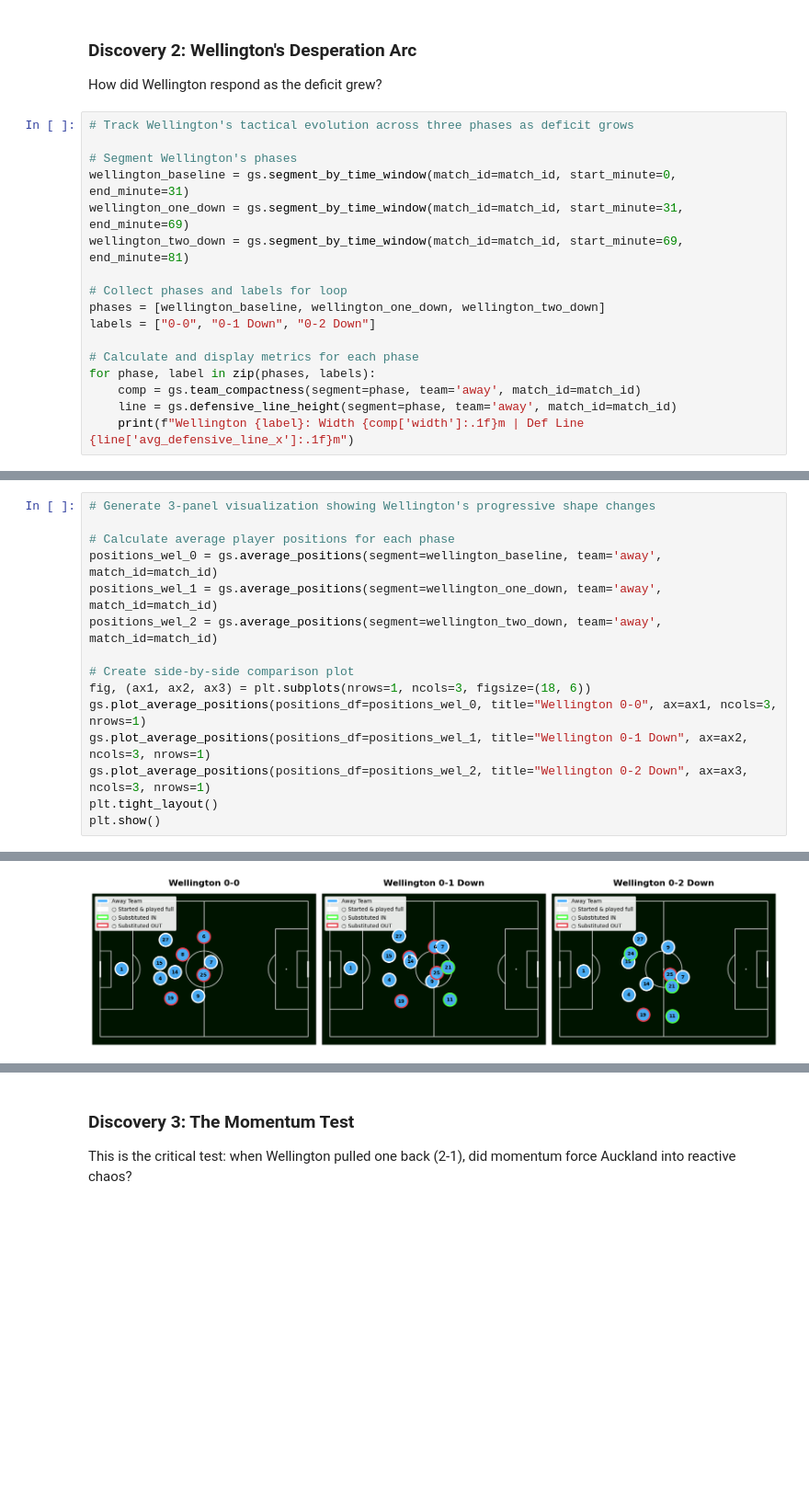
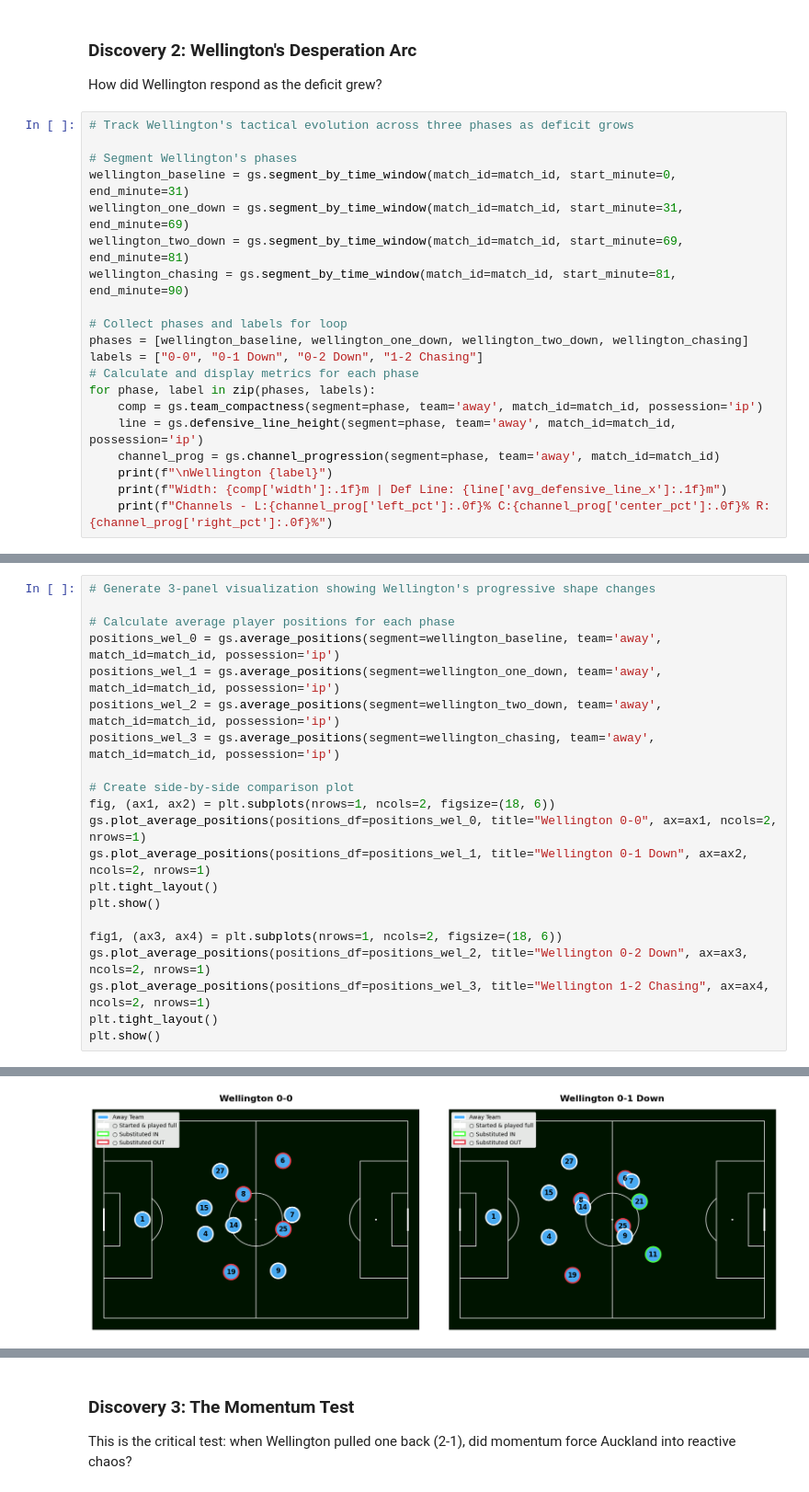
Before and after one commit to hamza-shakir/analytics_cup_analyst, a Jupyter notebook: submission.ipynb, the cells around one changed output, grey strips where cells are left out. Shown at 92% size. Cells and saved outputs as stored; diff of their text form; blank space fills up the shorter version.

```diff
--- a/submission.ipynb
+++ b/submission.ipynb
@@ -133,14 +142,17 @@ How did Wellington respond as the deficit grew?
 wellington_baseline = gs.segment_by_time_window(match_id=match_id, start_minute=0, end_minute=31)
 wellington_one_down = gs.segment_by_time_window(match_id=match_id, start_minute=31, end_minute=69)
 wellington_two_down = gs.segment_by_time_window(match_id=match_id, start_minute=69, end_minute=81)
+wellington_chasing = gs.segment_by_time_window(match_id=match_id, start_minute=81, end_minute=90)
 
 # Collect phases and labels for loop
-phases = [wellington_baseline, wellington_one_down, wellington_two_down]
-labels = ["0-0", "0-1 Down", "0-2 Down"]
-
+phases = [wellington_baseline, wellington_one_down, wellington_two_down, wellington_chasing]
+labels = ["0-0", "0-1 Down", "0-2 Down", "1-2 Chasing"]
 # Calculate and display metrics for each phase
 for phase, label in zip(phases, labels):
-    comp = gs.team_compactness(segment=phase, team='away', match_id=match_id)
-    line = gs.defensive_line_height(segment=phase, team='away', match_id=match_id)
-    print(f"Wellington {label}: Width {comp['width']:.1f}m | Def Line {line['avg_defensive_line_x']:.1f}m")
+    comp = gs.team_compactness(segment=phase, team='away', match_id=match_id, possession='ip')
+    line = gs.defensive_line_height(segment=phase, team='away', match_id=match_id, possession='ip')
+    channel_prog = gs.channel_progression(segment=phase, team='away', match_id=match_id)
+    print(f"\nWellington {label}")
+    print(f"Width: {comp['width']:.1f}m | Def Line: {line['avg_defensive_line_x']:.1f}m")
+    print(f"Channels - L:{channel_prog['left_pct']:.0f}% C:{channel_prog['center_pct']:.0f}% R:{channel_prog['right_pct']:.0f}%")
 # %% [output]
@@ -157,15 +182,21 @@ Wellington 0-2 Down: Width 38.6m | Def Line -20.4m
 # Generate 3-panel visualization showing Wellington's progressive shape changes
 
 # Calculate average player positions for each phase
-positions_wel_0 = gs.average_positions(segment=wellington_baseline, team='away', match_id=match_id)
-positions_wel_1 = gs.average_positions(segment=wellington_one_down, team='away', match_id=match_id)
-positions_wel_2 = gs.average_positions(segment=wellington_two_down, team='away', match_id=match_id)
+positions_wel_0 = gs.average_positions(segment=wellington_baseline, team='away', match_id=match_id, possession='ip')
+positions_wel_1 = gs.average_positions(segment=wellington_one_down, team='away', match_id=match_id, possession='ip')
+positions_wel_2 = gs.average_positions(segment=wellington_two_down, team='away', match_id=match_id, possession='ip')
+positions_wel_3 = gs.average_positions(segment=wellington_chasing, team='away', match_id=match_id, possession='ip')
 
 # Create side-by-side comparison plot
-fig, (ax1, ax2, ax3) = plt.subplots(nrows=1, ncols=3, figsize=(18, 6))
-gs.plot_average_positions(positions_df=positions_wel_0, title="Wellington 0-0", ax=ax1, ncols=3, nrows=1)
-gs.plot_average_positions(positions_df=positions_wel_1, title="Wellington 0-1 Down", ax=ax2, ncols=3, nrows=1)
-gs.plot_average_positions(positions_df=positions_wel_2, title="Wellington 0-2 Down", ax=ax3, ncols=3, nrows=1)
+fig, (ax1, ax2) = plt.subplots(nrows=1, ncols=2, figsize=(18, 6))
+gs.plot_average_positions(positions_df=positions_wel_0, title="Wellington 0-0", ax=ax1, ncols=2, nrows=1)
+gs.plot_average_positions(positions_df=positions_wel_1, title="Wellington 0-1 Down", ax=ax2, ncols=2, nrows=1)
 plt.tight_layout()
 plt.show()
+
+fig1, (ax3, ax4) = plt.subplots(nrows=1, ncols=2, figsize=(18, 6))
+gs.plot_average_positions(positions_df=positions_wel_2, title="Wellington 0-2 Down", ax=ax3, ncols=2, nrows=1)
+gs.plot_average_positions(positions_df=positions_wel_3, title="Wellington 1-2 Chasing", ax=ax4, ncols=2, nrows=1)
+plt.tight_layout()
+plt.show()
 # %% [output]
@@ -175 +203 @@ plt.show()
-[figure, old version]
+[figure, new version]
```
Also changed, not shown: parts of 13 cells of this notebook.
